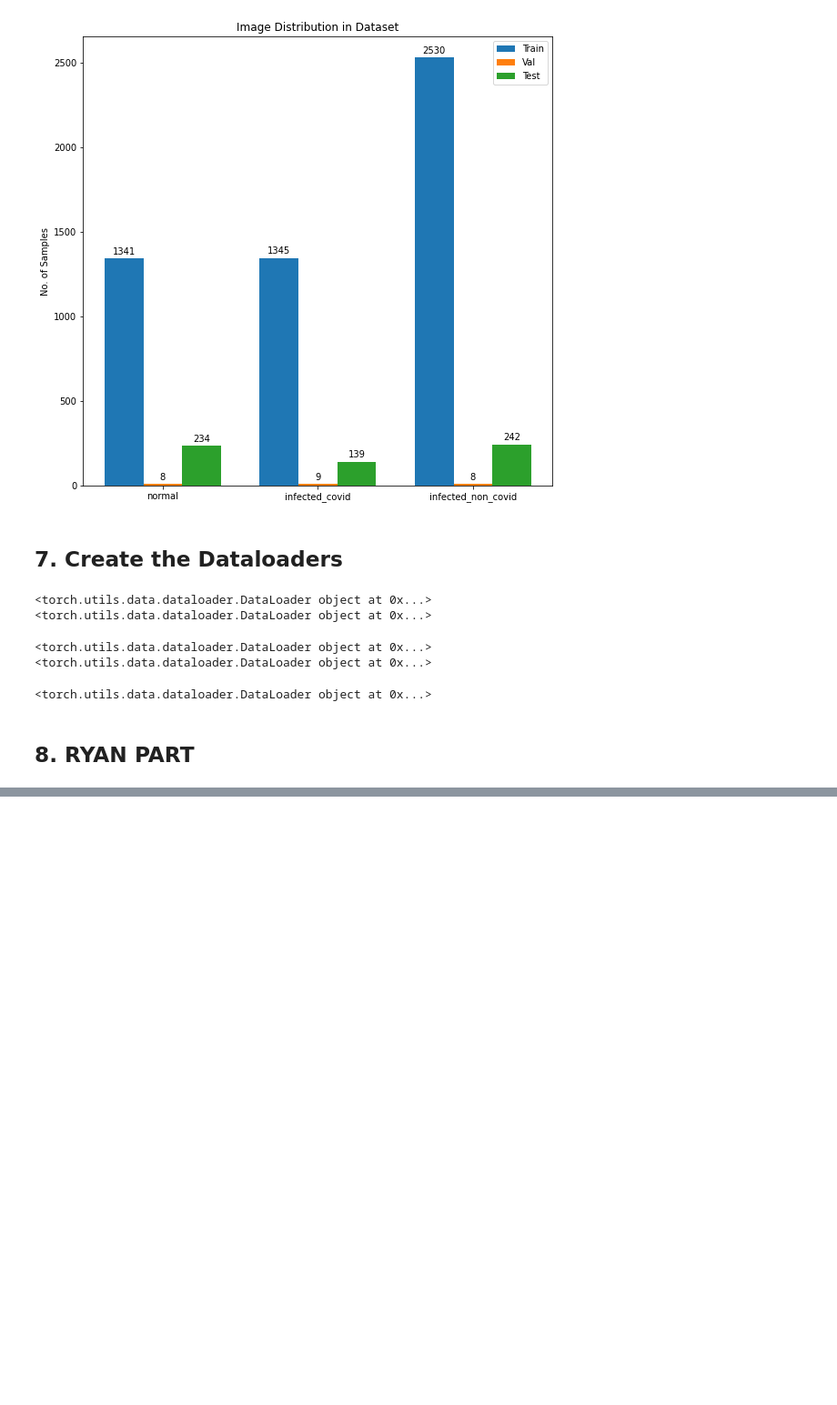
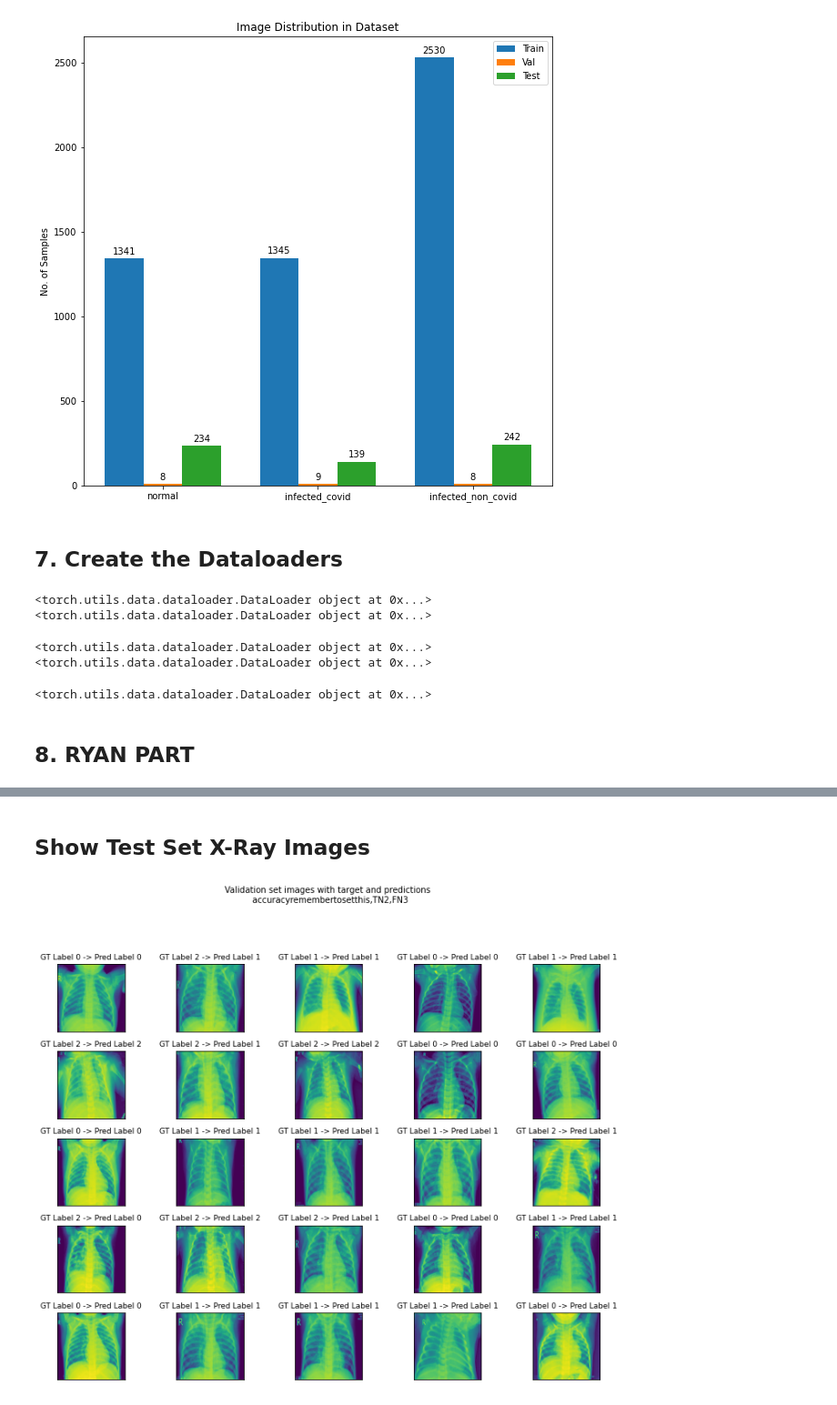
Before and after one commit to wilbertaristo/covid-lung-image-classifier, a Jupyter notebook: Small Project Final.ipynb, the cells around one changed output, grey strips where cells are left out. Shown at 91% size. Drawn from its saved outputs; the diff is of its cells as text; code cells hidden in the pictures; blank space fills up the shorter version.

```diff
--- a/Small Project Final.ipynb
+++ b/Small Project Final.ipynb
@@ -624,5 +634,9 @@ plt.show()
 # %%
-import sklearn
+from sklearn.metrics import multilabel_confusion_matrix
+
+loaded_healthy_model = load_model("health_model.pt")
+loaded_covid_model = load_model("covid_model.pt")
+
 def validationTest(modelhealthy, modelcovid, device, valid_loader):
     modelhealthy.eval()
     modelcovid.eval()
@@ -638,32 +652,31 @@ def validationTest(modelhealthy, modelcovid, device, valid_loader):
     label_list = []
     pre_list = []
     print_list = []
-    final_output = torch.Tensor([])
-    healthy_img = []
-    covid_img = []
-    no_covid_img = []
     with torch.no_grad():
         # Loop over all examples in test set
-        for image, label in test_loader:
+        for image, label in valid_loader:
 
             # Send the data and label to the device
             image, label = image.to(device), label.to(device)
 
             # Pass the image through the model
             output = modelhealthy(image)
+            output2 = modelcovid(image)
             # Get the index of the max log-probability
             init_pred = output.max(1, keepdim = True)[1]
-            print(init_pred)
+            infected_pred = output2.max(1,keepdim=True)[1]
 
-            if init_pred == 1:
-                output2 = modelcovid(image)
-                init_pred = output.max(1,keepdim=True)[1]
-            image_ex = image.squeeze().detach().cpu().numpy()
-            pre_list.append(init_pred)
-            label_list.append(target2.view_as(pred2))
-            print_list.append([image_ex,label,init_pred])
-        print(multilabel_confusion_matrix(label_list, pre_list, labels=[0,1,2]))
+            for index, pred in enumerate(init_pred):
+                if pred.item() == 1:
+                    if infected_pred[index].item() == 1:
+                        pred = torch.tensor([2])
+                image_ex = image[index].squeeze().detach().cpu().numpy()
+                pre_list.append(pred.item())
+                label_list.append(label[index].item())
+                print_list.append([image_ex,label[index].item(),pred.item()])
+        confusion_matrix = multilabel_confusion_matrix(label_list, pre_list, labels=[0,1,2])
+        print(confusion_matrix)
 
-    return print_list
+    return print_list, confusion_matrix
 
-printlist = validationTest(initial_model, infected_model, device, ld_test_final)
+printlist, confusion_mat = validationTest(loaded_healthy_model, loaded_covid_model, device, test_loader)
@@ -670,25 +735,30 @@ printlist = validationTest(initial_model, infected_model, device, ld_test_final)
+# %% [markdown]
+## Show Test Set X-Ray Images
 # %%
 plt.figure(figsize = (10, 10))
 plt.suptitle('Validation set images with target and predictions \n accuracy{},TN{},FN{}'.format('remembertosetthis',2,3), fontsize=10)
 # Browse through epsilon values and adversarial examples
-
+cnt = 0
 for j in range(len(printlist)):
     cnt += 1
-    plt.subplot(6, 4, cnt)
+    plt.subplot(6, 5, cnt)
 
     # Remove x-axis and y-axis ticks from plot
     plt.xticks([], [])
     plt.yticks([], [])
 
     # set title for plot
 
     # Labels for each image subplot
     picture, target, pred = printlist[j]
-    plt.title("Ground Truth Label{} -> Predicted Label{}".format(target, pred))
+    plt.title("GT Label {} -> Pred Label {}".format(target, pred), fontsize=9)
 
     # Display image
     plt.imshow(picture)
 
 # Display full plot
 plt.tight_layout()
+plt.subplots_adjust(top=0.85)
 plt.show()
+# %% [output]
+[figure, added]
```
Also changed, not shown: parts of 11 cells of this notebook, 1 other file.
